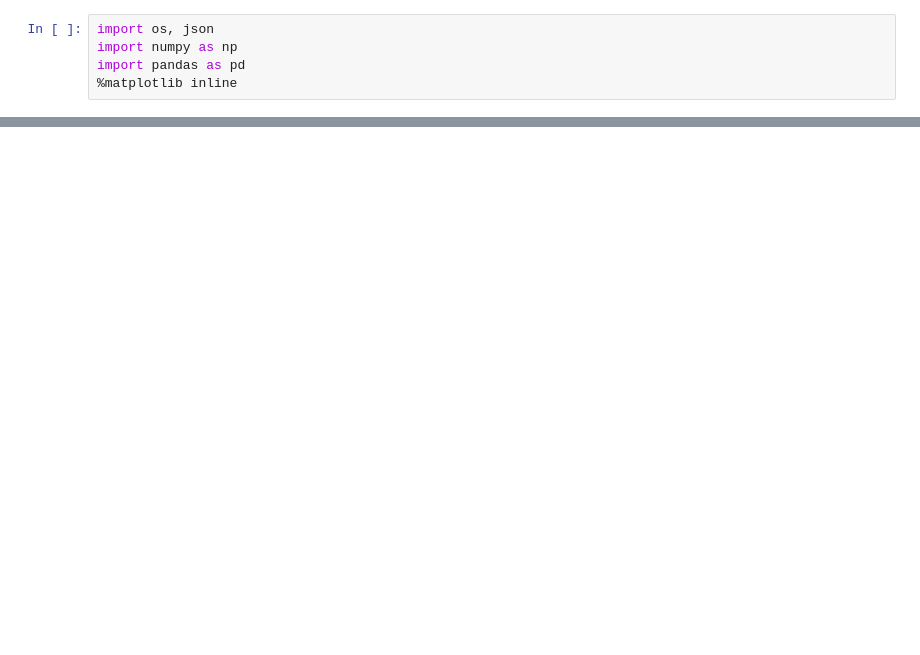
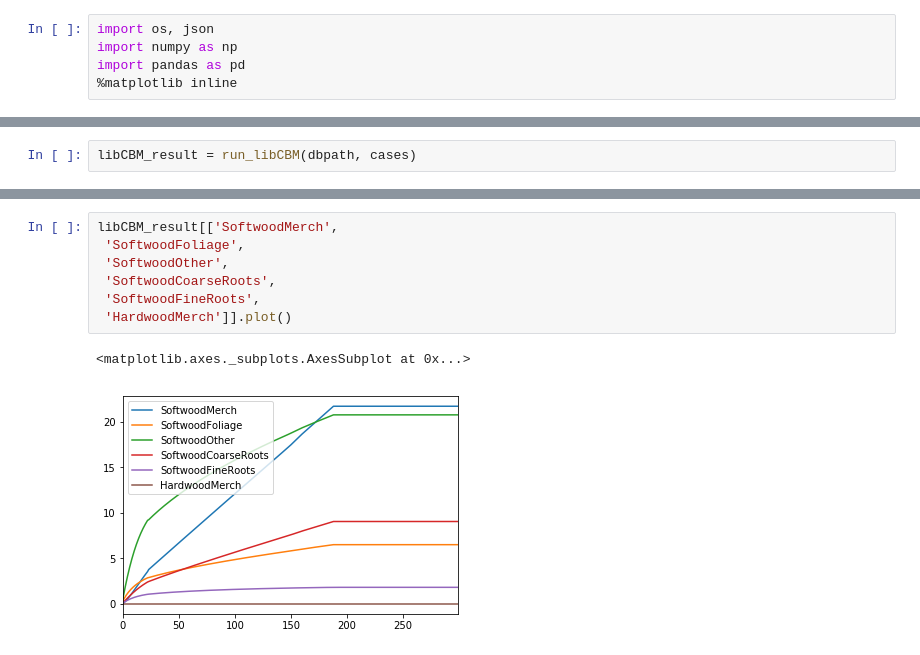
Before and after one commit to cat-cfs/libcbm_py, a Jupyter notebook: growth_curve_testing.ipynb, the cells around one changed output, grey strips where cells are left out. Saved outputs shown, nothing was run; the diff lists cells and outputs as text; blank space fills up the shorter version.

```diff
--- a/growth_curve_testing.ipynb
+++ b/growth_curve_testing.ipynb
@@ -106,0 +150,2 @@ def run_libCBM():
+# %%
+libCBM_result = run_libCBM(dbpath, cases)
@@ -106,0 +211,10 @@ def run_libCBM():
+# %%
+libCBM_result[['SoftwoodMerch',
+ 'SoftwoodFoliage',
+ 'SoftwoodOther',
+ 'SoftwoodCoarseRoots',
+ 'SoftwoodFineRoots',
+ 'HardwoodMerch']].plot()
+# %% [output]
+<matplotlib.axes._subplots.AxesSubplot at 0x...>
+[figure, added]
```
Also changed, not shown: parts of 8 cells of this notebook, 1 other file.
